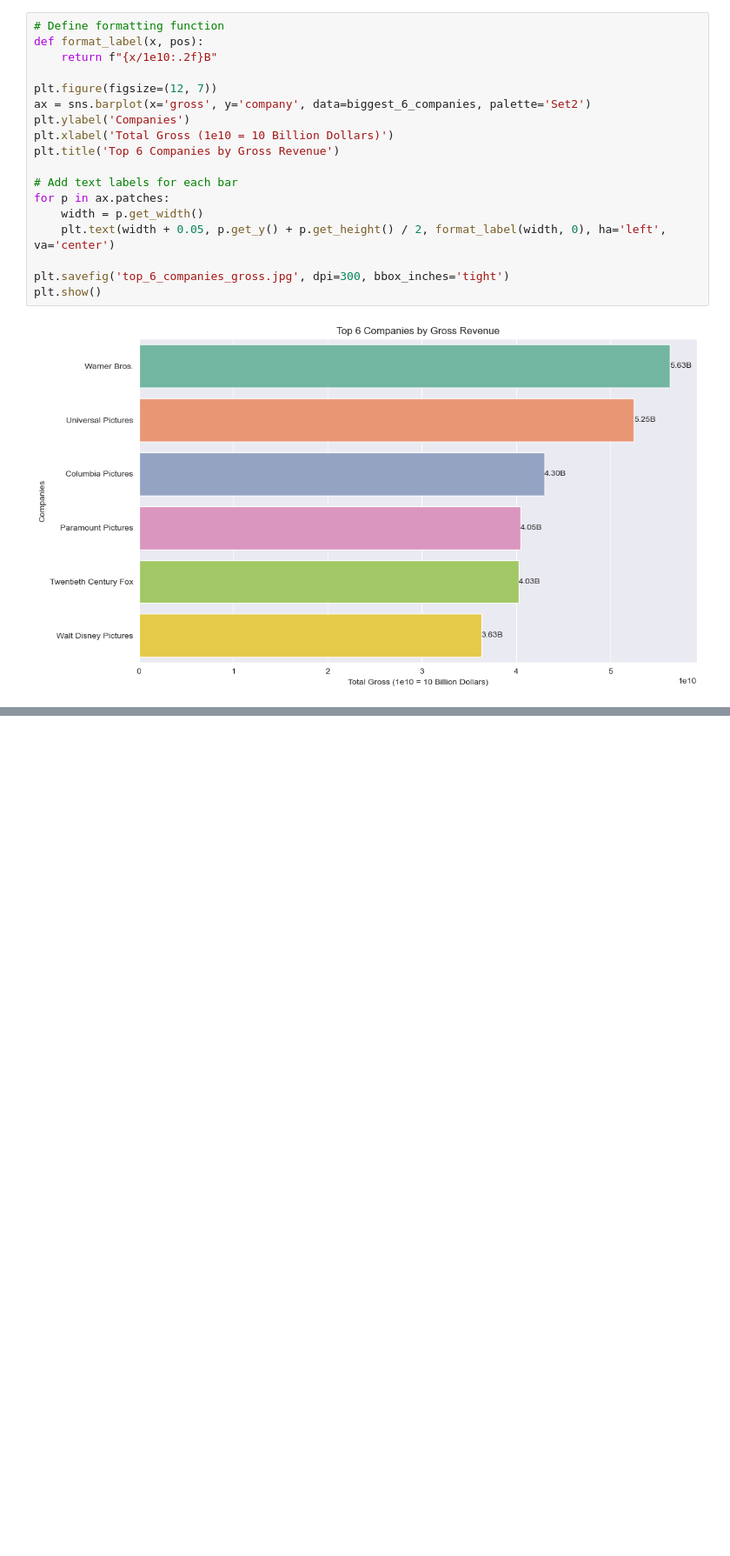
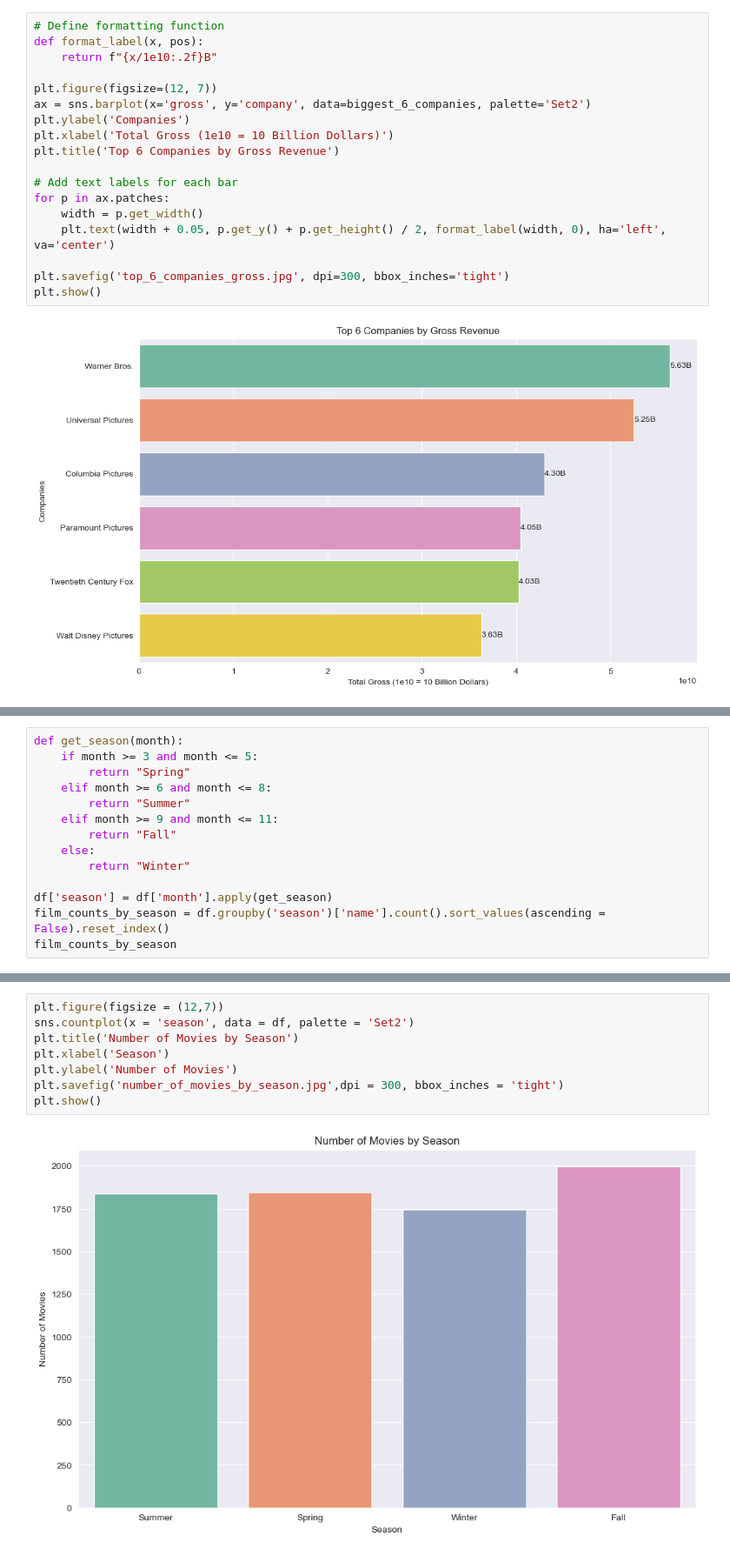
Before and after one commit to gururaser/film-analysis-project, a Jupyter notebook: film-analysis.ipynb, the cells around one changed output, grey strips where cells are left out. Shown at 87% size. Drawn from its saved outputs; the diff is of its cells as text; blank space fills up the shorter version.

```diff
--- a/film-analysis.ipynb
+++ b/film-analysis.ipynb
@@ -907,0 +940,14 @@ plt.show()
+# %%
+def get_season(month):
+    if month >= 3 and month <= 5:
+        return "Spring"
+    elif month >= 6 and month <= 8:
+        return "Summer"
+    elif month >= 9 and month <= 11:
+        return "Fall"
+    else:
+        return "Winter"
+
+df['season'] = df['month'].apply(get_season)
+film_counts_by_season = df.groupby('season')['name'].count().sort_values(ascending = False).reset_index()
+film_counts_by_season
@@ -907,0 +960,10 @@ plt.show()
+# %%
+plt.figure(figsize = (12,7))
+sns.countplot(x = 'season', data = df, palette = 'Set2')
+plt.title('Number of Movies by Season')
+plt.xlabel('Season')
+plt.ylabel('Number of Movies')
+plt.savefig('number_of_movies_by_season.jpg',dpi = 300, bbox_inches = 'tight')
+plt.show()
+# %% [output]
+[figure, added]
```
Also changed, not shown: parts of 12 cells of this notebook.
